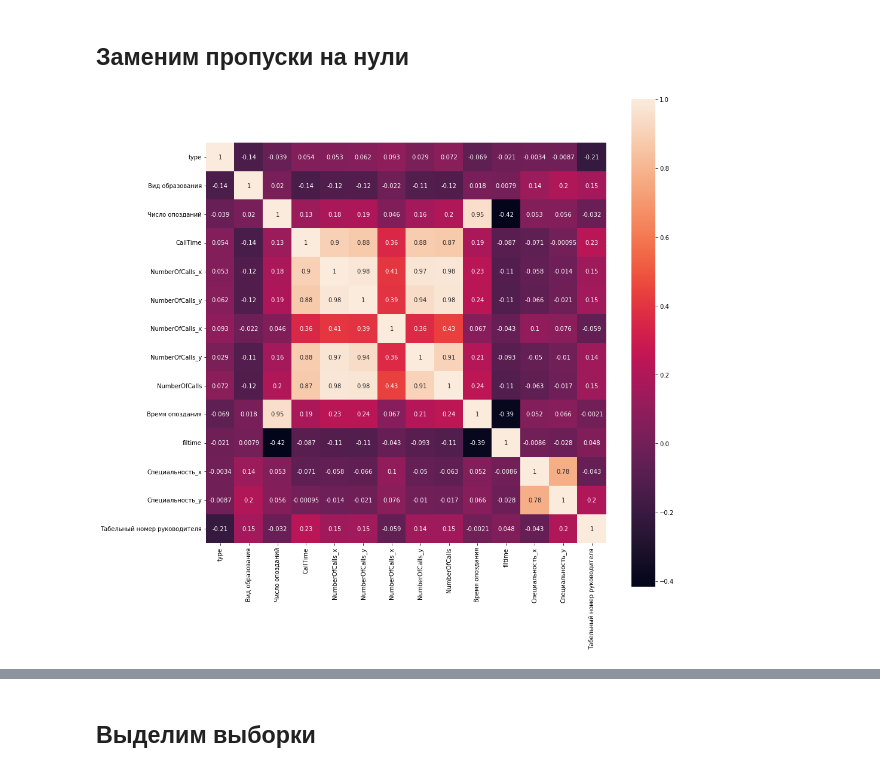
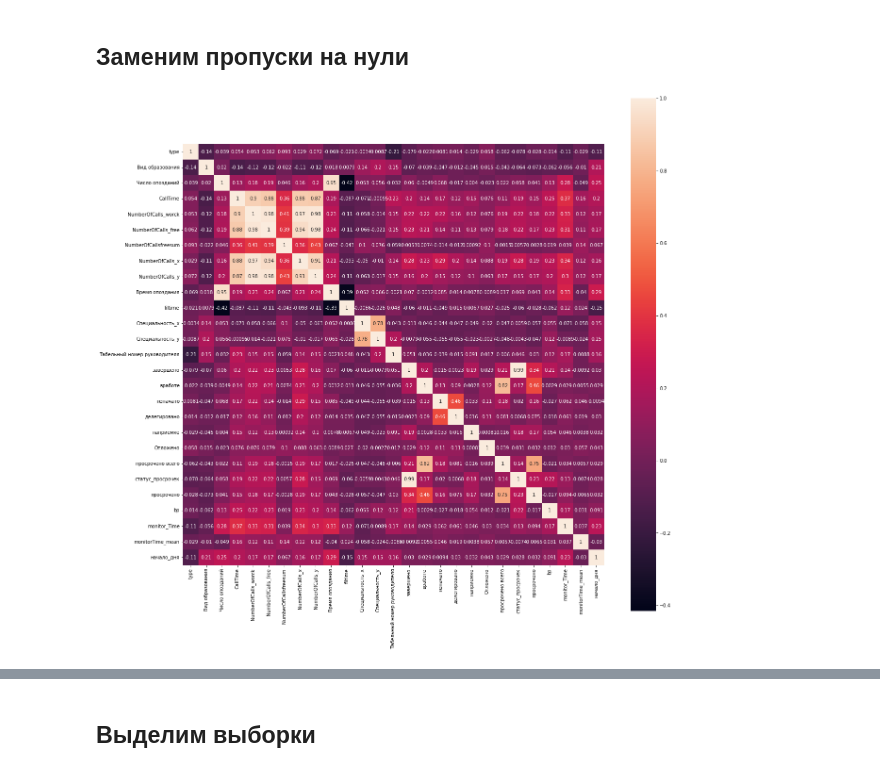
Before and after one commit to genalll/mlsport2, a Jupyter notebook: baseline.ipynb, the cells around one changed output, grey strips where cells are left out. Drawn from its saved outputs; the diff is of its cells as text; code cells hidden in the pictures.

```diff
--- a/baseline.ipynb
+++ b/baseline.ipynb
@@ -403,0 +564,6 @@ df_train = pd.merge(df_train, boss , on="id", how='left')
+# %%
+fail_count_b=pd.DataFrame(df_tasks.query('статус_просрочек=="Без нарушения срока"').groupby('id')['статус_просрочек'].count())
+fail_count_p=pd.DataFrame(df_tasks.query('статус_просрочек=="С нарушением срока"').groupby('id')['статус_просрочек'].count()).rename(columns={'статус_просрочек': 'просрочено'})
+df_train = pd.merge(df_train,fail_count_b, on="id", how='left')
+df_train = pd.merge(df_train,fail_count_p, on="id", how='left')
+df_train['bp']=df_train['статус_просрочек']/df_train['просрочено']
@@ -403,0 +572,3 @@ df_train = pd.merge(df_train, boss , on="id", how='left')
+# %%
+timennetwork_time=pd.DataFrame(timennetwork.groupby('id')['monitor_Time'].sum())
+df_train = pd.merge(df_train,timennetwork_time, on="id", how='left')
@@ -403,0 +577,4 @@ df_train = pd.merge(df_train, boss , on="id", how='left')
+# %%
+workingday['monitorTime_mean']=workingday['monitorTime']-workingday['activeTime']
+monitor_stop=pd.DataFrame(workingday.groupby('id')['monitorTime_mean'].mean())
+df_train = pd.merge(df_train,monitor_stop, on="id", how='left')
@@ -403,0 +583,4 @@ df_train = pd.merge(df_train, boss , on="id", how='left')
+# %%
+df_connection_time=df_connection_time.rename(columns={'Нормативное время начала раб.дня': 'начало_дня'})
+start_day=pd.DataFrame(df_connection_time.groupby('id')['начало_дня'].nunique())
+df_train = pd.merge(df_train,start_day, on="id", how='left')
@@ -410,7 +610,7 @@ df_train = df_train.fillna(0)
 # %%
-plt.rcParams['figure.figsize']=(15,15)
+plt.rcParams['figure.figsize']=(20,20)
 
 corr = df_train.corr()
 g = sns.heatmap(corr, square = True, annot=True)
 # %% [output]
-[figure, old version]
+[figure, new version]
```
Also changed, not shown: parts of 65 cells of this notebook, 2 other files.
